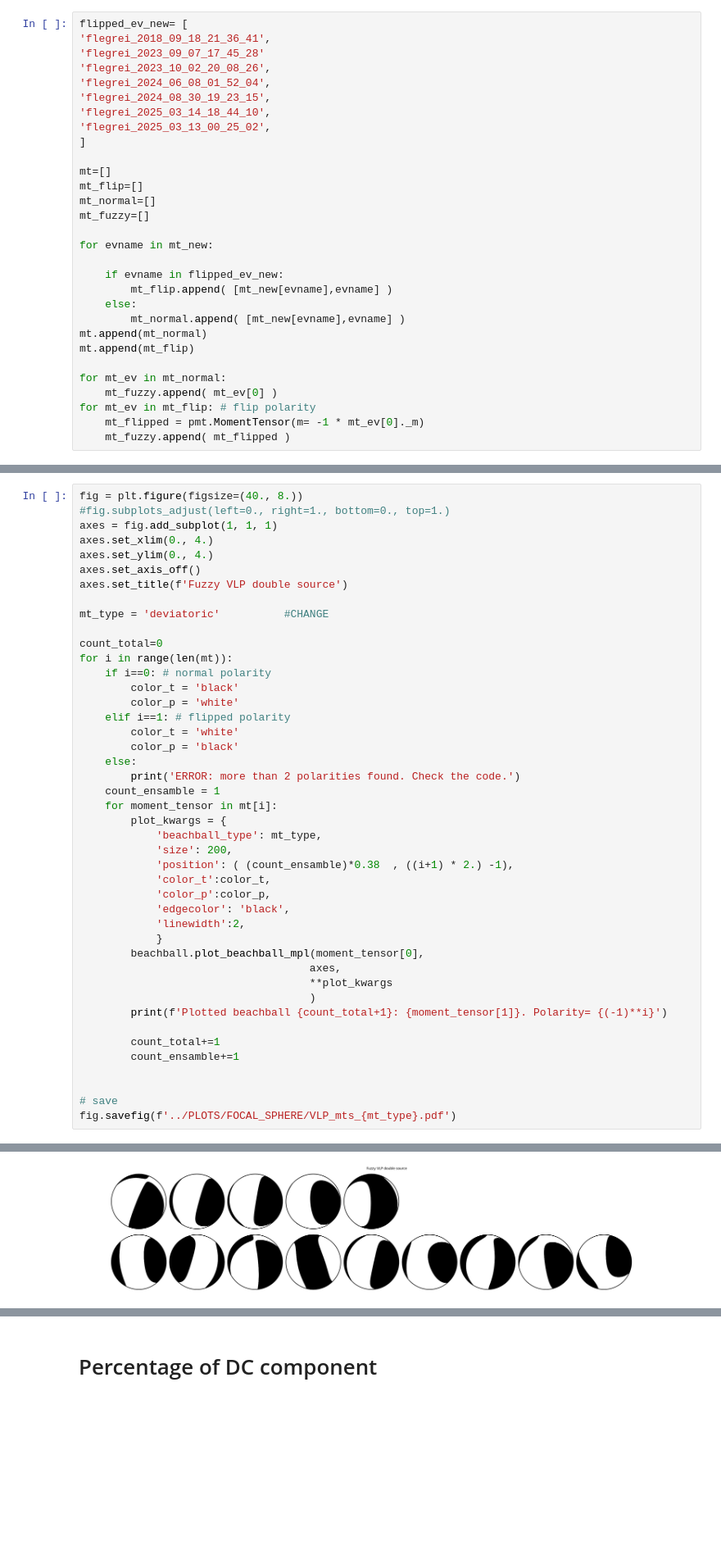
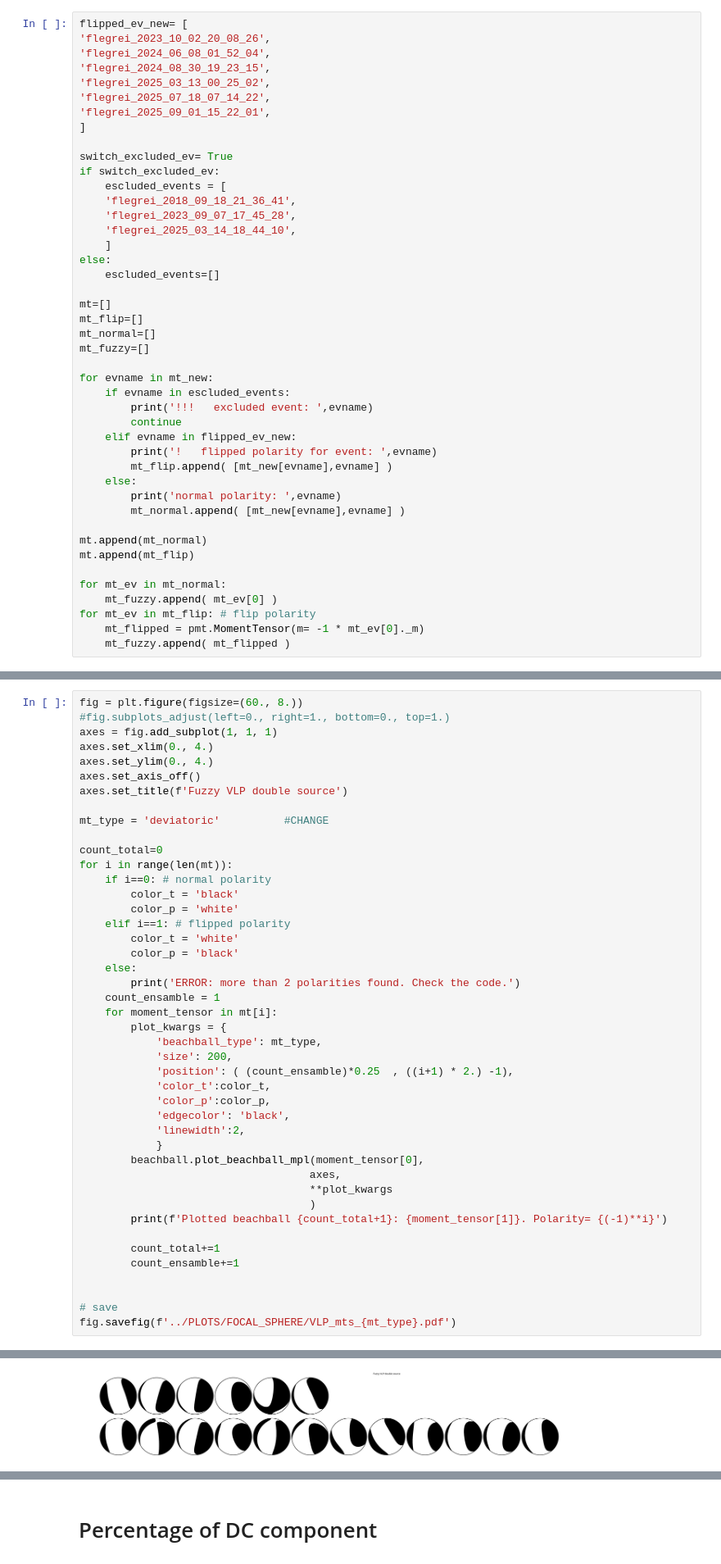
Before and after one commit to giacomorapagnani/Grond_composite_test, a Jupyter notebook: codes/plot_fuzzy_MT.ipynb, the cells around one changed output, grey strips where cells are left out. Shown at 82% size. Drawn from its saved outputs; the diff is of its cells as text; blank space fills up the shorter version.

```diff
--- a/codes/plot_fuzzy_MT.ipynb
+++ b/codes/plot_fuzzy_MT.ipynb
@@ -26,14 +26,23 @@ for ev in events_new:
     mt_new[ev.name] = ev.moment_tensor
 # %%
 flipped_ev_new= [
-'flegrei_2018_09_18_21_36_41',
-'flegrei_2023_09_07_17_45_28'
 'flegrei_2023_10_02_20_08_26',
 'flegrei_2024_06_08_01_52_04',
 'flegrei_2024_08_30_19_23_15',
-'flegrei_2025_03_14_18_44_10',
 'flegrei_2025_03_13_00_25_02',
+'flegrei_2025_07_18_07_14_22',
+'flegrei_2025_09_01_15_22_01',
 ]
+
+switch_excluded_ev= True
+if switch_excluded_ev:
+    escluded_events = [
+    'flegrei_2018_09_18_21_36_41',
+    'flegrei_2023_09_07_17_45_28',
+    'flegrei_2025_03_14_18_44_10',
+    ]
+else:
+    escluded_events=[]
 
 mt=[]
 mt_flip=[]
@@ -41,11 +50,16 @@ mt_normal=[]
 mt_fuzzy=[]
 
 for evname in mt_new:
-
-    if evname in flipped_ev_new:
+    if evname in escluded_events:
+        print('!!!   excluded event: ',evname)
+        continue
+    elif evname in flipped_ev_new:
+        print('!   flipped polarity for event: ',evname)
         mt_flip.append( [mt_new[evname],evname] )
     else:
+        print('normal polarity: ',evname)
         mt_normal.append( [mt_new[evname],evname] )
+
 mt.append(mt_normal)
 mt.append(mt_flip)
 
@@ -57,5 +104,5 @@ for mt_ev in mt_flip: # flip polarity
 # %%
-fig = plt.figure(figsize=(40., 8.))
+fig = plt.figure(figsize=(60., 8.))
 #fig.subplots_adjust(left=0., right=1., bottom=0., top=1.)
 axes = fig.add_subplot(1, 1, 1)
 axes.set_xlim(0., 4.)
@@ -80,7 +127,7 @@ for i in range(len(mt)):
         plot_kwargs = {
             'beachball_type': mt_type,
             'size': 200,
-            'position': ( (count_ensamble)*0.38  , ((i+1) * 2.) -1),
+            'position': ( (count_ensamble)*0.25  , ((i+1) * 2.) -1),
             'color_t':color_t,
             'color_p':color_p,
             'edgecolor': 'black',
@@ -116,4 +167,4 @@ Plotted beachball 14: flegrei_2025_03_14_18_44_10. Polarity= -1
-[figure, old version]
+[figure, new version]
 # %%
 fig = plt.figure(figsize=(4., 4.))
 fig.subplots_adjust(left=0., right=1., bottom=0., top=1.)
```
Also changed, not shown: parts of 6 cells of this notebook, 8 other files.
